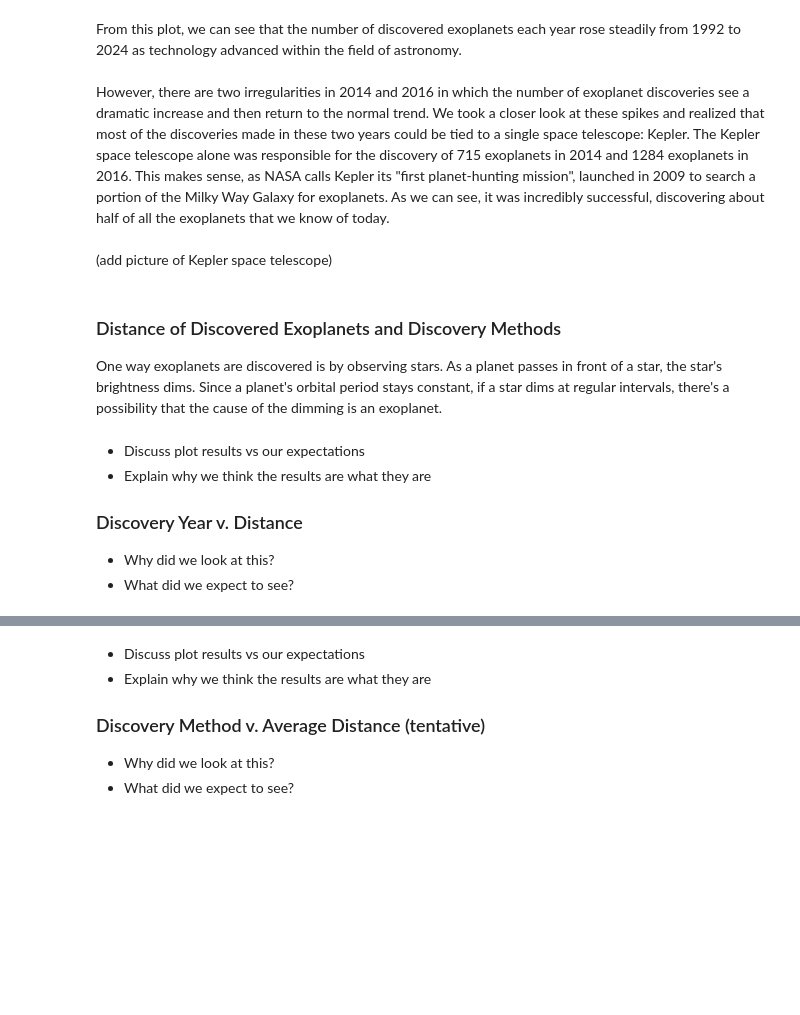
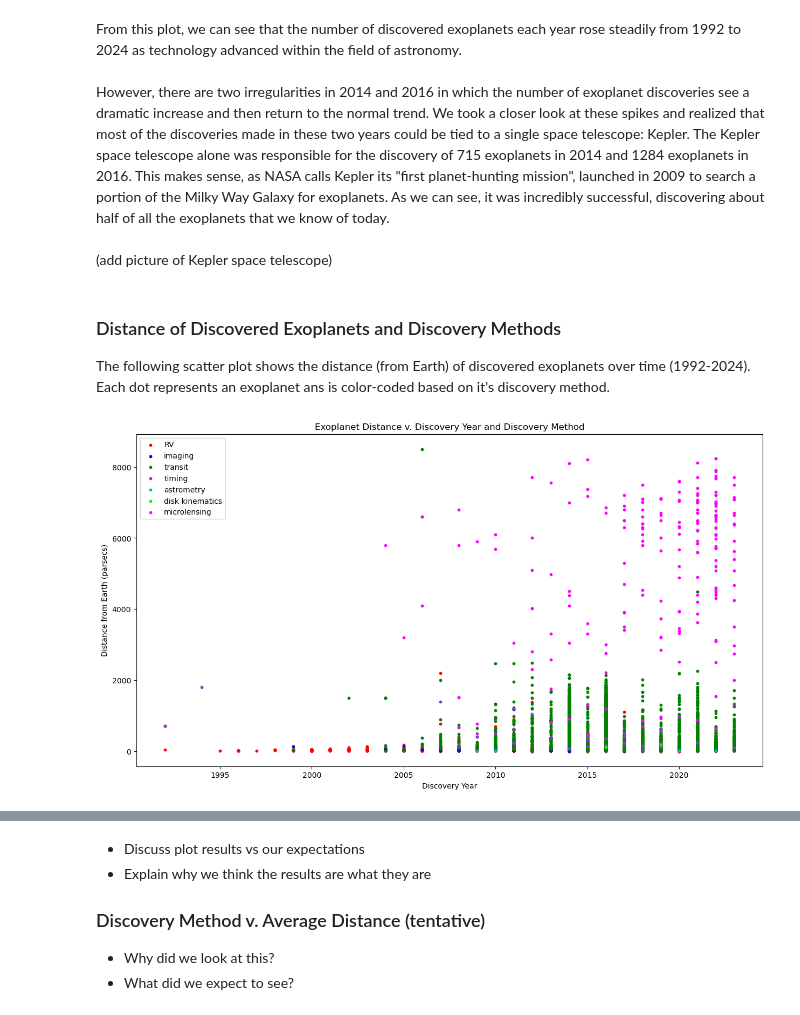
Before and after one commit to olincollege/exoplanet-discovery-trends, a Jupyter notebook: computational_essay.ipynb, the cells around one changed output, grey strips where cells are left out. Cells and saved outputs as stored; diff of their text form; code cells hidden in the pictures; blank space fills up the shorter version.

Commit message:
Added discovery method plot to Results section
Added plot from disc_method_color_plot.py and
started writing analysis of plot results

```diff
--- a/computational_essay.ipynb
+++ b/computational_essay.ipynb
@@ -29,12 +27,12 @@ plot_disc_year_bars(1992, 2024)
 # %% [markdown]
 From this plot, we can see that the number of discovered exoplanets each year rose steadily from 1992 to 2024 as technology advanced within the field of astronomy.<br><br>However, there are two irregularities in 2014 and 2016 in which the number of exoplanet discoveries see a dramatic increase and then return to the normal trend. We took a closer look at these spikes and realized that most of the discoveries made in these two years could be tied to a single space telescope: Kepler. The Kepler space telescope alone was responsible for the discovery of 715 exoplanets in 2014 and 1284 exoplanets in 2016. This makes sense, as NASA calls Kepler its "first planet-hunting mission", launched in 2009 to search a portion of the Milky Way Galaxy for exoplanets. As we can see, it was incredibly successful, discovering about half of all the exoplanets that we know of today.<br><br>(add picture of Kepler space telescope)
-# %% [markdown]
-### Distance of Discovered Exoplanets and Discovery Methods
-
-One way exoplanets are discovered is by observing stars. As a planet passes in front of a star, the star's brightness dims. Since a planet's orbital period stays constant, if a star dims at regular intervals, there's a possibility that the cause of the dimming is an exoplanet.
-# %% [markdown]
-- Discuss plot results vs our expectations
-- Explain why we think the results are what they are
-### Discovery Year v. Distance
-- Why did we look at this?
-- What did we expect to see?
+# %% [markdown]
+### Distance of Discovered Exoplanets and Discovery Methods
+
+The following scatter plot shows the distance (from Earth) of discovered exoplanets over time (1992-2024). Each dot represents an exoplanet ans is color-coded based on it's discovery method.
+# %%
+from disc_method_color_plot import plot_disc_method_color
+
+plot_disc_method_color()
+# %% [output]
+[figure, added]
```
Also changed, not shown: parts of 2 cells of this notebook.
